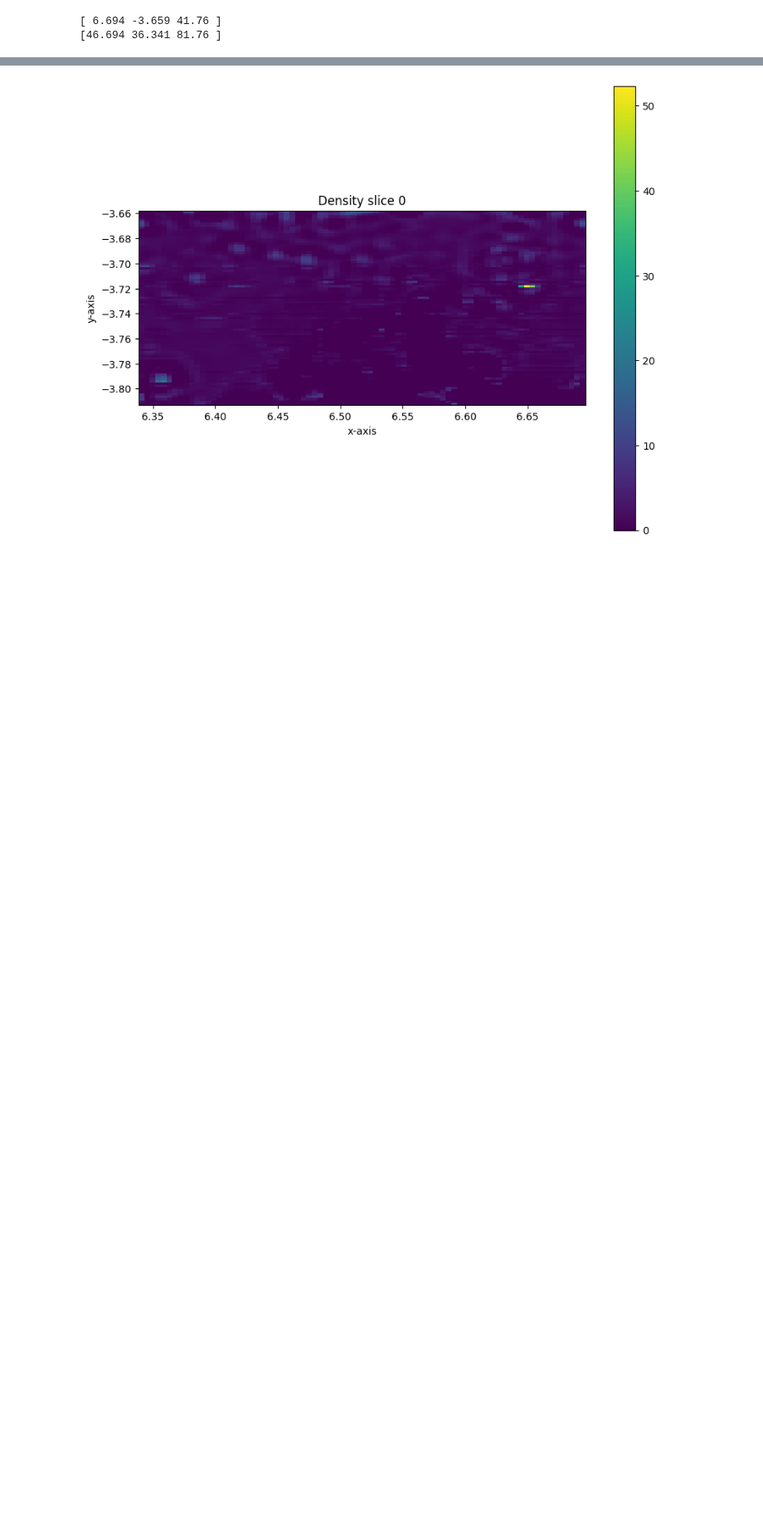
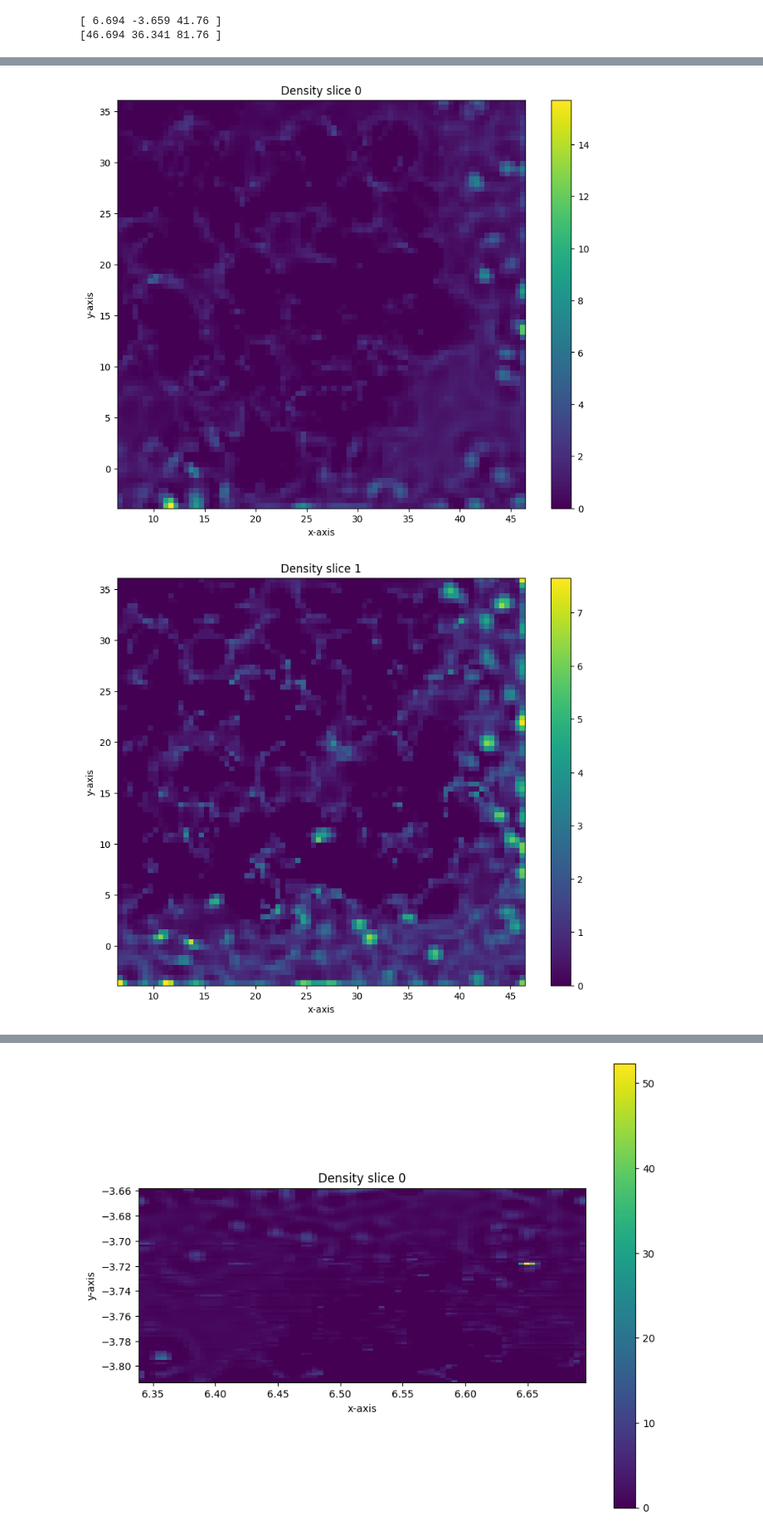
Before and after one commit to unitaryfund/aquapointer, a Jupyter notebook: notebooks/slicing_demo.ipynb, the cells around one changed output, grey strips where cells are left out. Shown at 83% size. Cells and saved outputs as stored; diff of their text form; code cells hidden in the pictures; blank space fills up the shorter version.

```diff
--- a/notebooks/slicing_demo.ipynb
+++ b/notebooks/slicing_demo.ipynb
@@ -36,0 +39,10 @@ for c, canvas in enumerate(canvases):
+# %%
+cropped_canvases = deepcopy(canvases)
+
+for c, canvas in enumerate(canvases):
+    cropped = deepcopy(canvas)
+    cropped.crop_canvas((40, 40), (20, 20))
+    canvas.plotting_objects(title=f"Density slice {c}")
+# %% [output]
+[figure, added]
+[figure, added]
```
Also changed, not shown: parts of 16 cells of this notebook, 1 other file.
